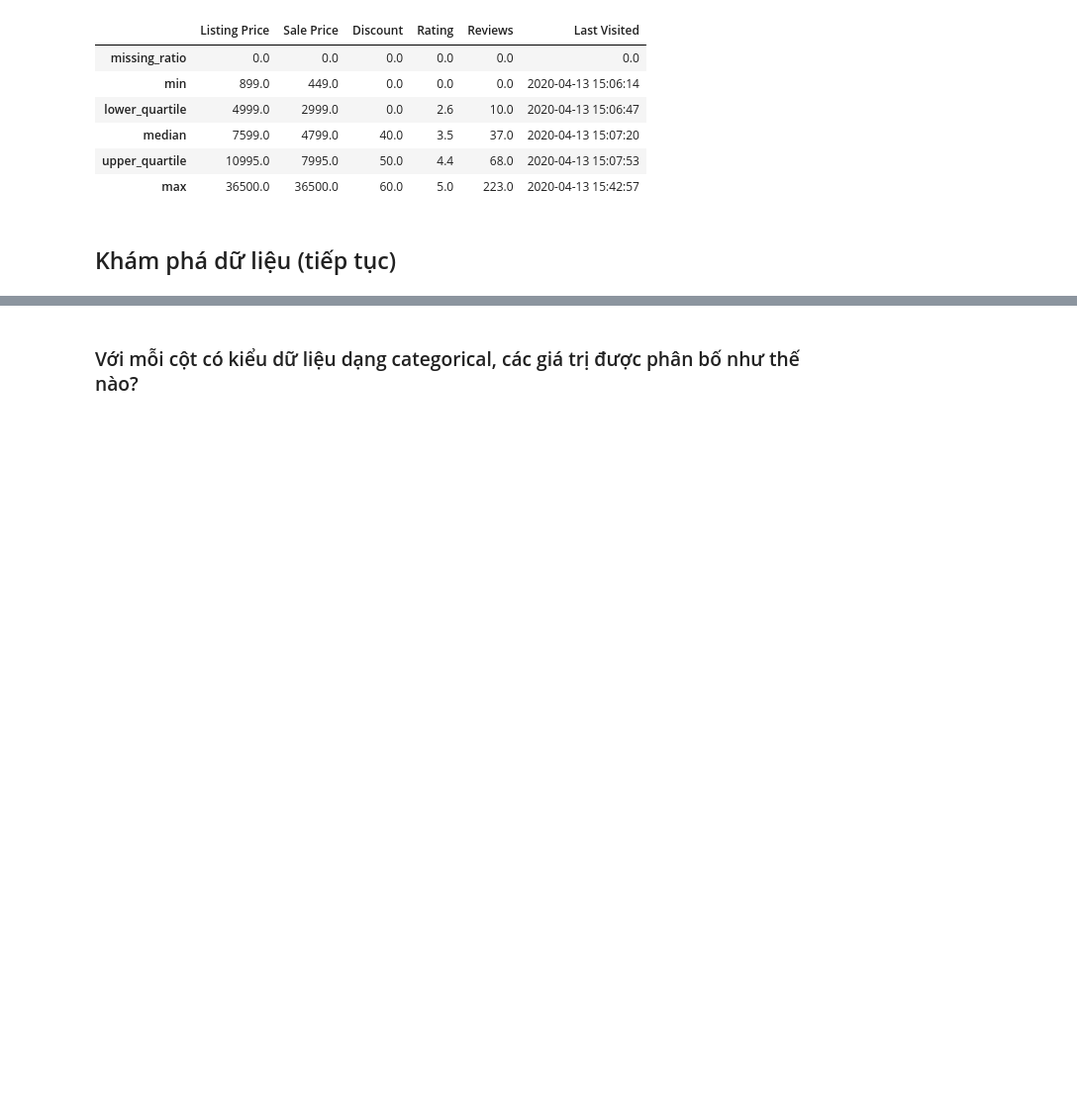
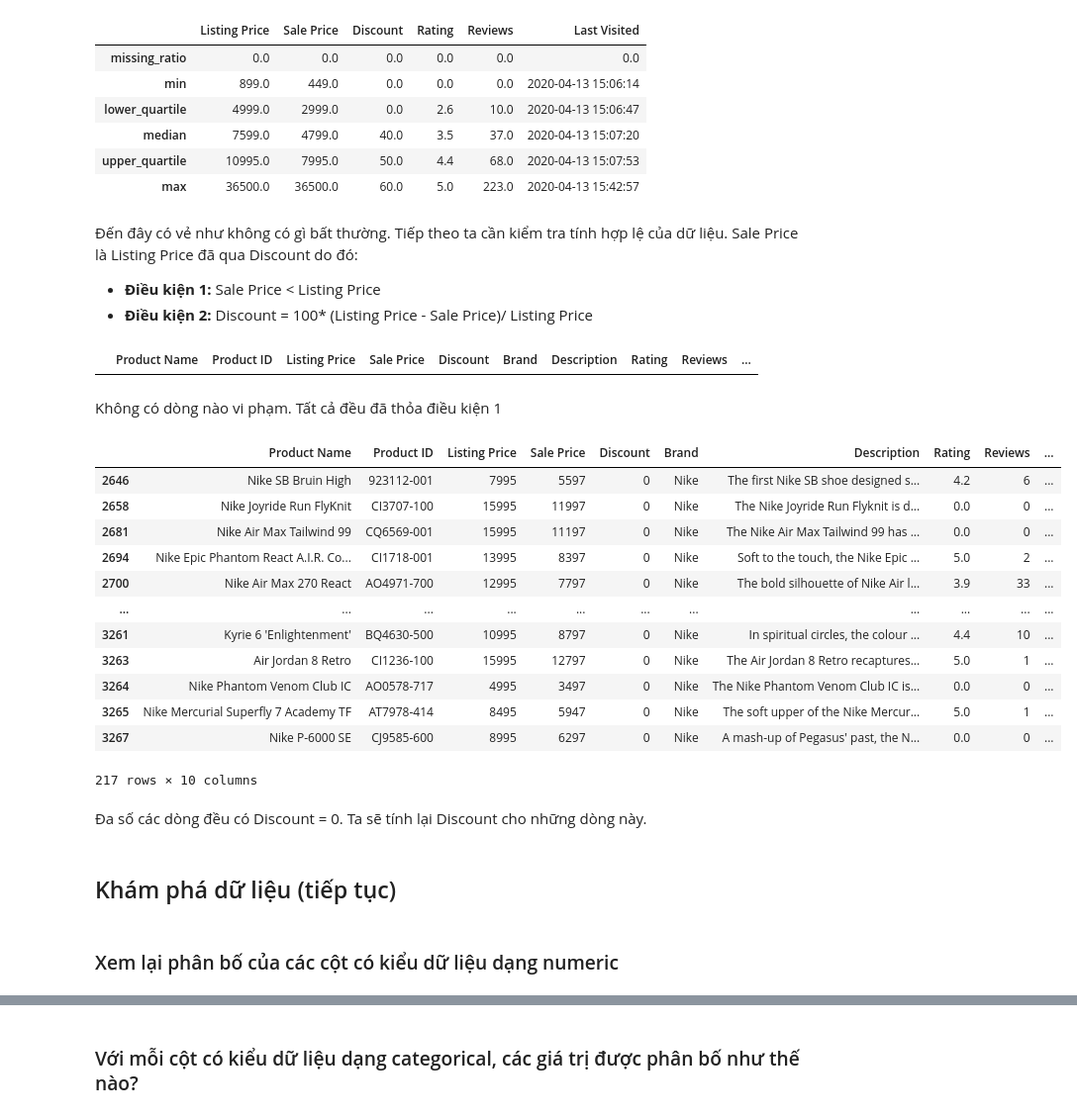
Before and after one commit to tvadiep/Sale-Analysis, a Jupyter notebook: SalesAnalysis.ipynb, the cells around one changed output, grey strips where cells are left out. Shown at 99% size. Saved outputs shown, nothing was run; the diff lists cells and outputs as text; code cells hidden in the pictures; blank space fills up the shorter version.

```diff
--- a/SalesAnalysis.ipynb
+++ b/SalesAnalysis.ipynb
@@ -168,3 +195,33 @@ num_col_info_df
 | median | 7599.0 | 4799.0 | 40.0 | 3.5 | 37.0 | 2020-04-13 15:07:20 |
 | upper_quartile | 10995.0 | 7995.0 | 50.0 | 4.4 | 68.0 | 2020-04-13 15:07:53 |
 | max | 36500.0 | 36500.0 | 60.0 | 5.0 | 223.0 | 2020-04-13 15:42:57 |
+# %% [markdown]
+Đến đây có vẻ như không có gì bất thường. Tiếp theo ta cần kiểm tra tính hợp lệ của dữ liệu. Sale Price là Listing Price đã qua Discount do đó:
+* **Điều kiện 1:** Sale Price < Listing Price
+* **Điều kiện 2:** Discount = 100* (Listing Price - Sale Price)/ Listing Price
+# %%
+# Điều kiện 1:
+df[df['Listing Price']<df['Sale Price']]
+# %% [output]
+|  | Product Name | Product ID | Listing Price | Sale Price | Discount | Brand | Description | Rating | Reviews | ... |
+# %% [markdown]
+Không có dòng nào vi phạm. Tất cả đều đã thỏa điều kiện 1
+# %%
+# Điều kiện 2
+df[df['Discount'] != round(100*(df['Listing Price']-df['Sale Price'])/df['Listing Price'],-1)]
+# %% [output]
+|  | Product Name | Product ID | Listing Price | Sale Price | Discount | Brand | Description | Rating | Reviews | ... |
+| 2646 | Nike SB Bruin High | 923112-001 | 7995 | 5597 | 0 | Nike | The first Nike SB shoe designed s... | 4.2 | 6 | ... |
+| 2658 | Nike Joyride Run FlyKnit | CI3707-100 | 15995 | 11997 | 0 | Nike | The Nike Joyride Run Flyknit is d... | 0.0 | 0 | ... |
+| 2681 | Nike Air Max Tailwind 99 | CQ6569-001 | 15995 | 11197 | 0 | Nike | The Nike Air Max Tailwind 99 has ... | 0.0 | 0 | ... |
+| 2694 | Nike Epic Phantom React A.I.R. Co... | CI1718-001 | 13995 | 8397 | 0 | Nike | Soft to the touch, the Nike Epic ... | 5.0 | 2 | ... |
+| 2700 | Nike Air Max 270 React | AO4971-700 | 12995 | 7797 | 0 | Nike | The bold silhouette of Nike Air l... | 3.9 | 33 | ... |
+| ... | ... | ... | ... | ... | ... | ... | ... | ... | ... | ... |
+| 3261 | Kyrie 6 'Enlightenment' | BQ4630-500 | 10995 | 8797 | 0 | Nike | In spiritual circles, the colour ... | 4.4 | 10 | ... |
+| 3263 | Air Jordan 8 Retro | CI1236-100 | 15995 | 12797 | 0 | Nike | The Air Jordan 8 Retro recaptures... | 5.0 | 1 | ... |
+| 3264 | Nike Phantom Venom Club IC | AO0578-717 | 4995 | 3497 | 0 | Nike | The Nike Phantom Venom Club IC is... | 0.0 | 0 | ... |
+| 3265 | Nike Mercurial Superfly 7 Academy TF | AT7978-414 | 8495 | 5947 | 0 | Nike | The soft upper of the Nike Mercur... | 5.0 | 1 | ... |
+| 3267 | Nike P-6000 SE | CJ9585-600 | 8995 | 6297 | 0 | Nike | A mash-up of Pegasus' past, the N... | 0.0 | 0 | ... |
+217 rows × 10 columns
+# %% [markdown]
+Đa số các dòng đều có Discount = 0. Ta sẽ tính lại Discount cho những dòng này.
@@ -171,2 +230,4 @@ num_col_info_df
 # %% [markdown]
 ## Khám phá dữ liệu (tiếp tục)
+# %% [markdown]
+### Xem lại phân bố của các cột có kiểu dữ liệu dạng numeric
```
Also changed, not shown: parts of 29 cells of this notebook.
